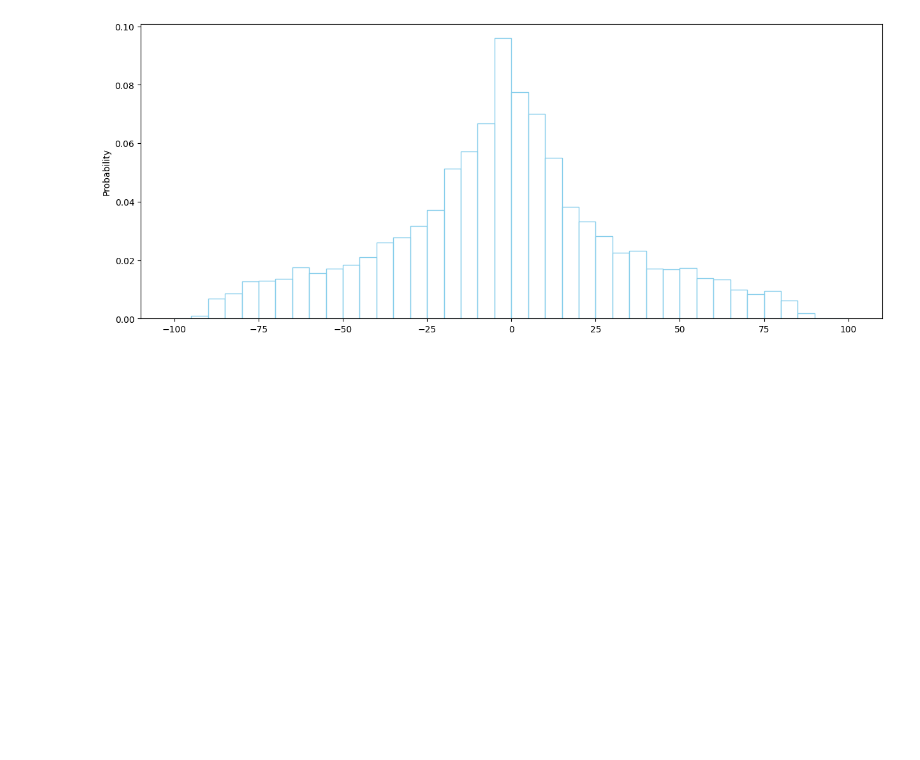
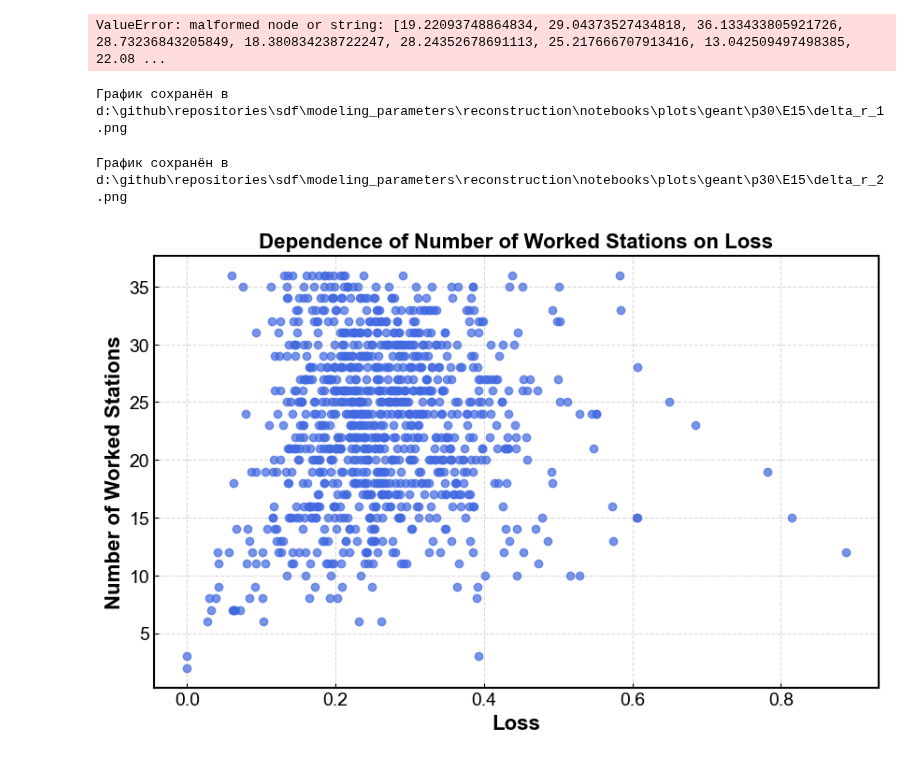
Before and after one commit to matalhim/sdf, a Jupyter notebook: modeling_parameters/reconstruction/notebooks/result_visualization.ipynb, the cells around one changed output. Drawn from its saved outputs; the diff is of its cells as text; code cells hidden in the pictures; blank space fills up the shorter version.

```diff
--- a/modeling_parameters/reconstruction/notebooks/result_visualization.ipynb
+++ b/modeling_parameters/reconstruction/notebooks/result_visualization.ipynb
@@ -25,10 +68,8 @@ len(df)
-# %%
-plt.figure(figsize=(15, 6))
-
-bin_width = 5
-bins = np.arange(-100, 100 + bin_width, bin_width)
-
-sns.histplot(df['X0_opt'] - df['X0'], bins=bins, kde=False, color='white', edgecolor='skyblue', stat='probability')
-plt.show()
-# %% [output]
-[figure, removed]
+# %%
+df['r'] = df['r'].apply(ast.literal_eval)
+df['rho'] = df['rho'].apply(ast.literal_eval)
+df['mask'] = df['mask'].apply(ast.literal_eval)
+df['worked_clusters'] = df['worked_clusters'].apply(ast.literal_eval)
+df['worked_stations'] = df['worked_stations'].apply(ast.literal_eval)
+# %% [output]
+ValueError: malformed node or string: [19.22093748864834, 29.04373527434818, 36.133433805921726, 28.73236843205849, 18.380834238722247, 28.24352678691113, 25.217666707913416, 13.042509497498385, 22.08 ...
@@ -34,0 +174,27 @@ plt.show()
+# %%
+plot_single_distribution_by_name(arrays, 'r', E, limit, save)
+# %% [output]
+График сохранён в d:\github\repositories\sdf\modeling_parameters\reconstruction\notebooks\plots\geant\p30\E15\delta_r_1.png
+# %%
+plot_two_distributions_by_name(arrays, 'r', E, limit, save)
+# %% [output]
+График сохранён в d:\github\repositories\sdf\modeling_parameters\reconstruction\notebooks\plots\geant\p30\E15\delta_r_2.png
+# %%
+stations_count = np.array([len(stations) for stations in df['worked_stations']])
+
+loss = np.array(df['loss'])
+
+
+plt.figure(figsize=(10, 6))
+
+plt.scatter(loss, stations_count, color='royalblue', alpha=0.7)
+
+plt.xlabel('Loss')
+plt.ylabel('Number of Worked Stations')
+plt.title('Dependence of Number of Worked Stations on Loss')
+
+plt.grid(True)
+
+plt.show()
+# %% [output]
+[figure, added]
```
Also changed, not shown: parts of 16 cells of this notebook, 10 other files.
